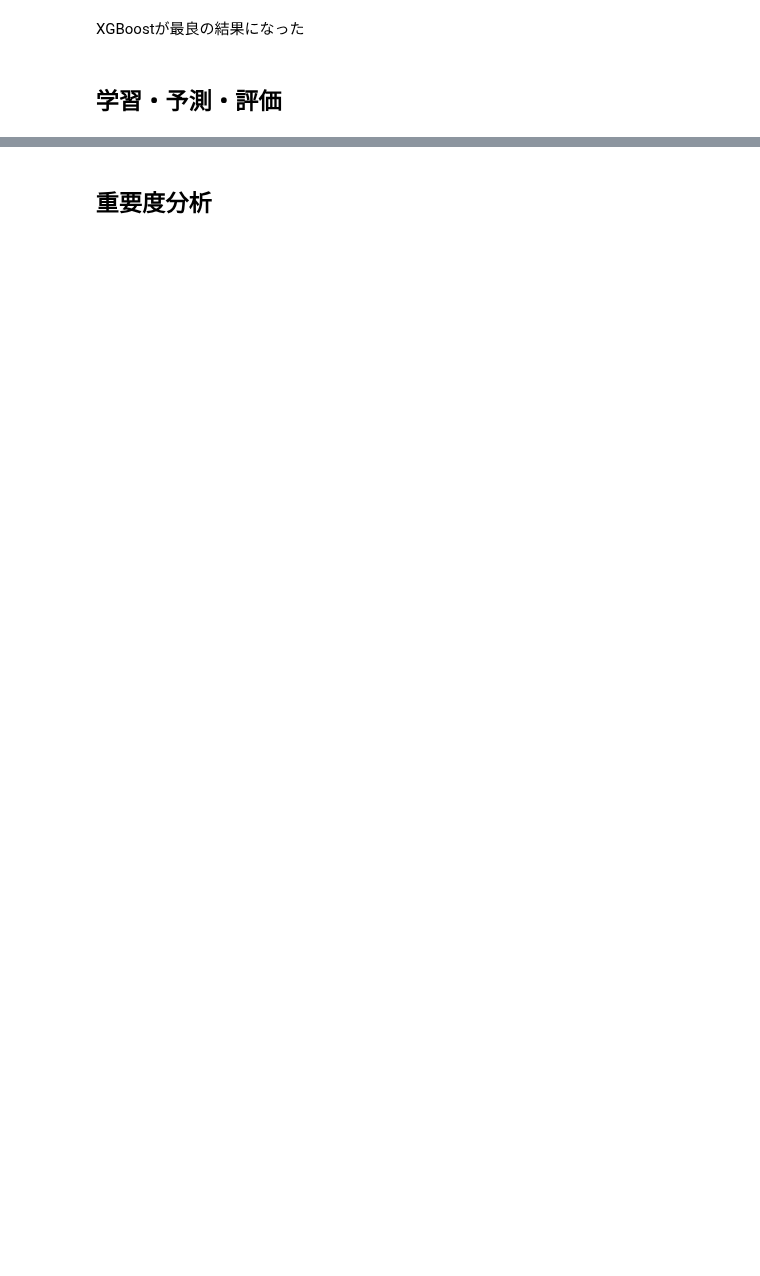
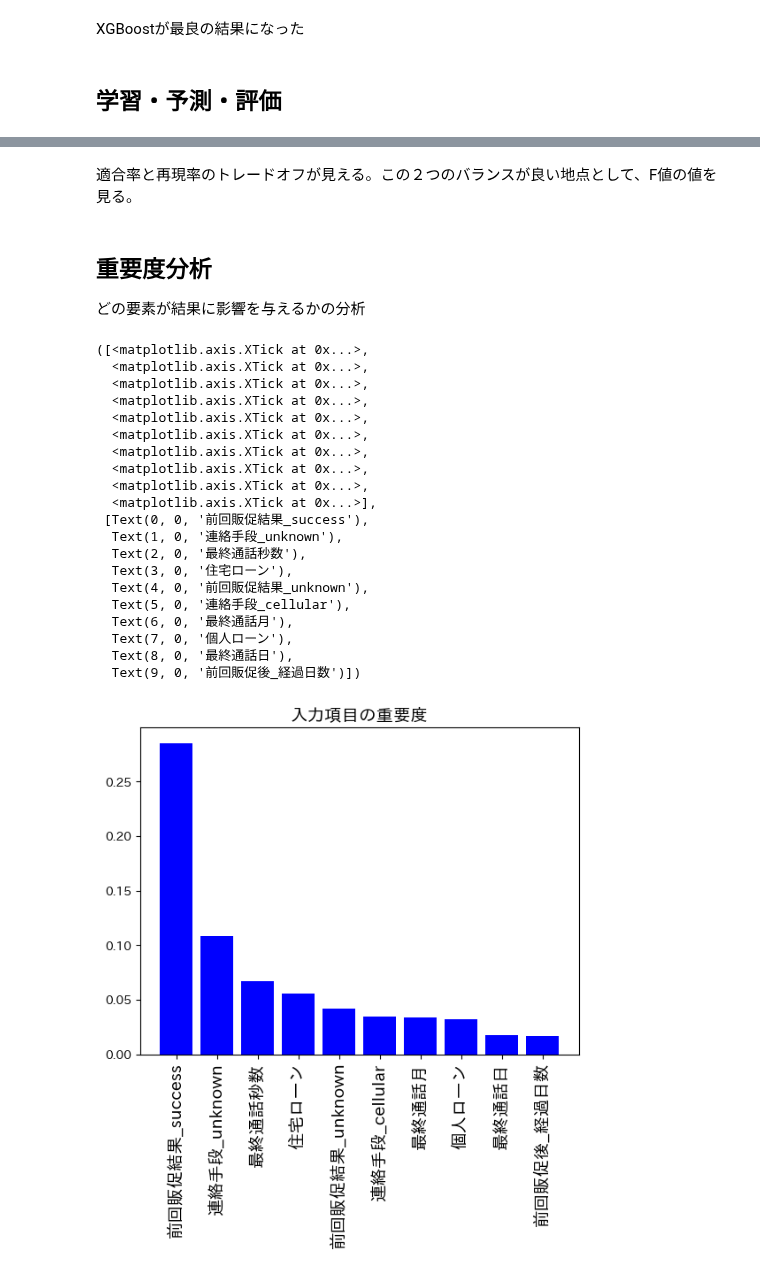
Before and after one commit to Yu5656/machine-learning_101, a Jupyter notebook: ml_10.ipynb, the cells around one changed output, grey strips where cells are left out. Cells and saved outputs as stored; diff of their text form; code cells hidden in the pictures; blank space fills up the shorter version.

```diff
--- a/ml_10.ipynb
+++ b/ml_10.ipynb
@@ -369,2 +450,38 @@ print(f'適合率: {precision:.4f} / 再現率: {recall:.4f} / F値: {fscore:.4f
+# %% [markdown]
+適合率と再現率のトレードオフが見える。この２つのバランスが良い地点として、F値の値を見る。
 # %% [markdown]
 ## 重要度分析
+
+どの要素が結果に影響を与えるかの分析
+# %%
+importances = algorithm.feature_importances_
+
+w = pd.Series(importances, index=X1.columns)
+u = w.sort_values(ascending=False)
+v = u[:10]
+
+plt.title("入力項目の重要度", fontsize=14)
+plt.bar(range(len(v)), v, color='b', align='center')
+plt.xticks(range(len(v)), v.index, rotation=90., fontsize=14)
+# %% [output]
+([<matplotlib.axis.XTick at 0x...>,
+  <matplotlib.axis.XTick at 0x...>,
+  <matplotlib.axis.XTick at 0x...>,
+  <matplotlib.axis.XTick at 0x...>,
+  <matplotlib.axis.XTick at 0x...>,
+  <matplotlib.axis.XTick at 0x...>,
+  <matplotlib.axis.XTick at 0x...>,
+  <matplotlib.axis.XTick at 0x...>,
+  <matplotlib.axis.XTick at 0x...>,
+  <matplotlib.axis.XTick at 0x...>],
+ [Text(0, 0, '前回販促結果_success'),
+  Text(1, 0, '連絡手段_unknown'),
+  Text(2, 0, '最終通話秒数'),
+  Text(3, 0, '住宅ローン'),
+  Text(4, 0, '前回販促結果_unknown'),
+  Text(5, 0, '連絡手段_cellular'),
+  Text(6, 0, '最終通話月'),
+  Text(7, 0, '個人ローン'),
+  Text(8, 0, '最終通話日'),
+  Text(9, 0, '前回販促後_経過日数')])
+[figure, added]
```
Also changed, not shown: parts of 17 cells of this notebook.
